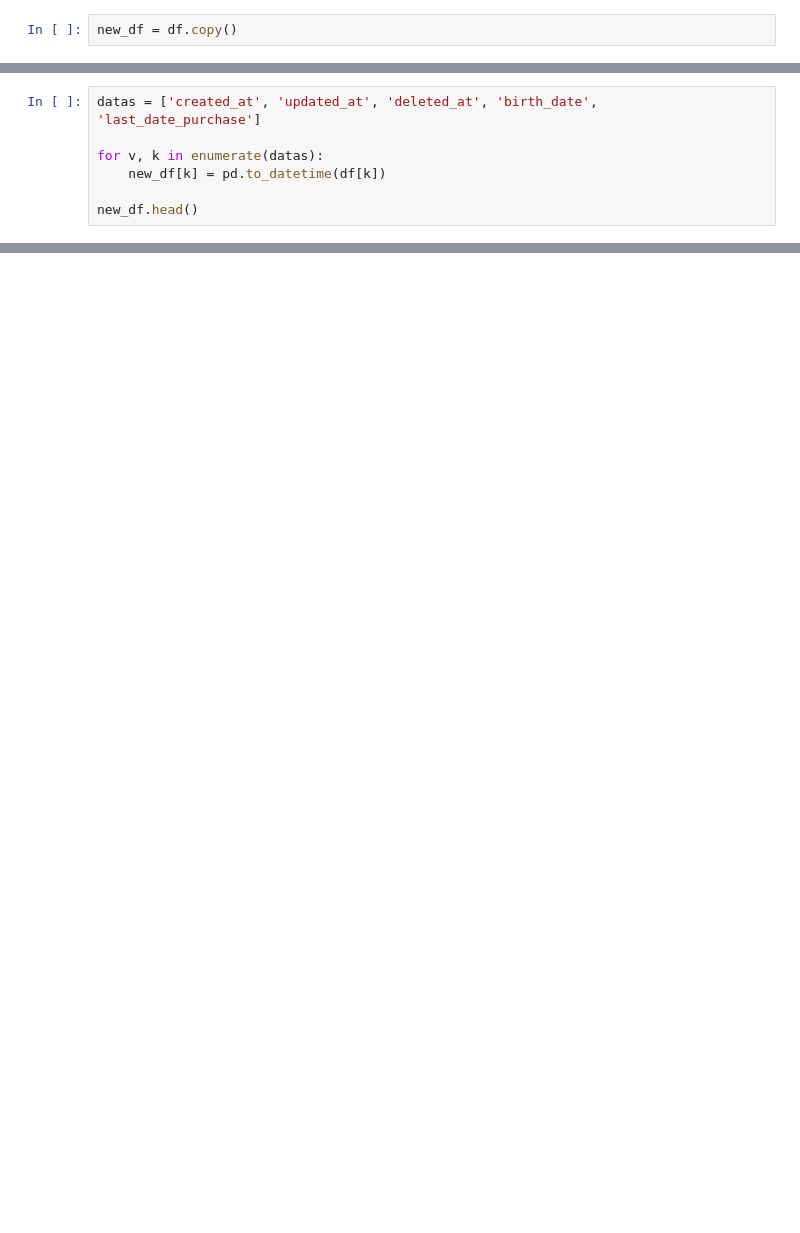
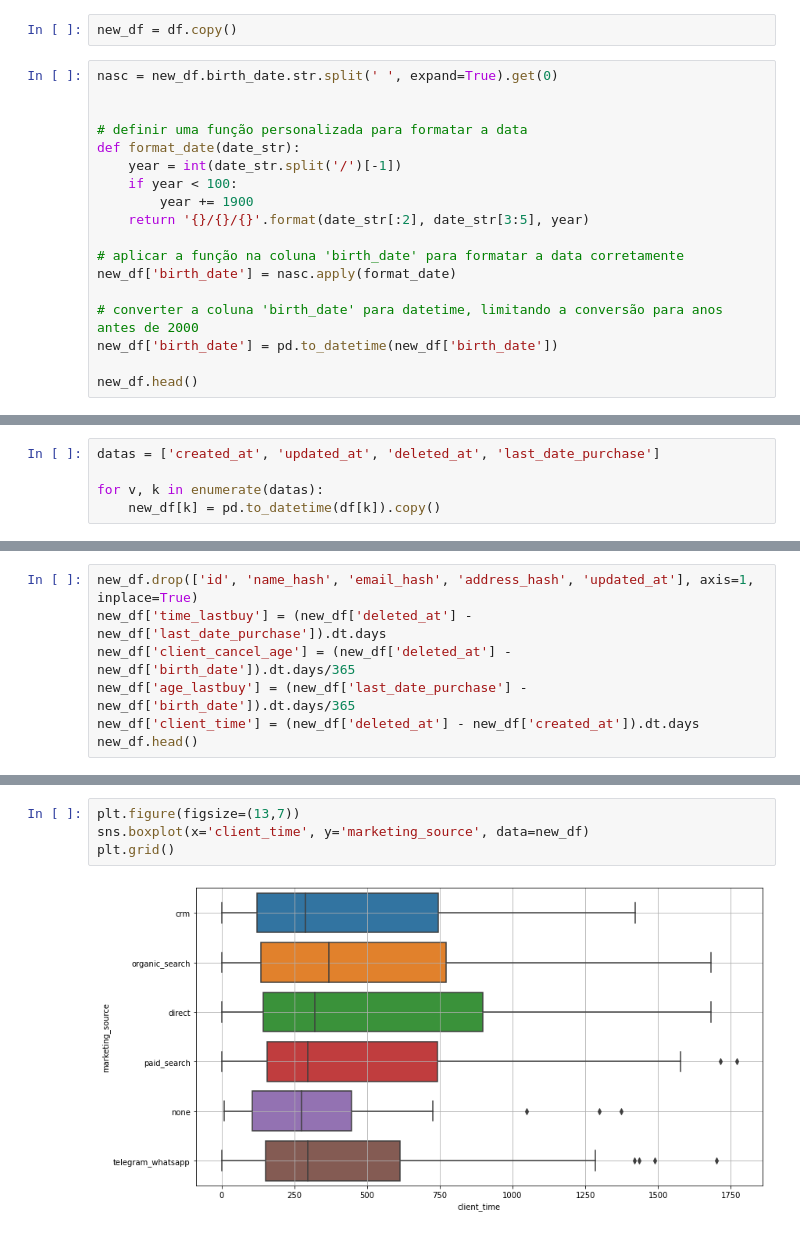
Before and after one commit to gabsalles/churn_analysis, a Jupyter notebook: Case Petlove.ipynb, the cells around one changed output, grey strips where cells are left out. Drawn from its saved outputs; the diff is of its cells as text; blank space fills up the shorter version.

```diff
--- a/Case Petlove.ipynb
+++ b/Case Petlove.ipynb
@@ -46,2 +19,20 @@ df.describe()
 # %%
 new_df = df.copy()
+# %%
+nasc = new_df.birth_date.str.split(' ', expand=True).get(0)
+
+
+# definir uma função personalizada para formatar a data
+def format_date(date_str):
+    year = int(date_str.split('/')[-1])
+    if year < 100:
+        year += 1900
+    return '{}/{}/{}'.format(date_str[:2], date_str[3:5], year)
+
+# aplicar a função na coluna 'birth_date' para formatar a data corretamente
+new_df['birth_date'] = nasc.apply(format_date)
+
+# converter a coluna 'birth_date' para datetime, limitando a conversão para anos antes de 2000
+new_df['birth_date'] = pd.to_datetime(new_df['birth_date'])
+
+new_df.head()
@@ -48,7 +46,5 @@ new_df = df.copy()
 # %%
-datas = ['created_at', 'updated_at', 'deleted_at', 'birth_date', 'last_date_purchase']
+datas = ['created_at', 'updated_at', 'deleted_at', 'last_date_purchase']
 
 for v, k in enumerate(datas):
-    new_df[k] = pd.to_datetime(df[k])
-
-new_df.head()
+    new_df[k] = pd.to_datetime(df[k]).copy()
@@ -61,0 +51,7 @@ new_df.head()
+# %%
+new_df.drop(['id', 'name_hash', 'email_hash', 'address_hash', 'updated_at'], axis=1, inplace=True)
+new_df['time_lastbuy'] = (new_df['deleted_at'] - new_df['last_date_purchase']).dt.days
+new_df['client_cancel_age'] = (new_df['deleted_at'] - new_df['birth_date']).dt.days/365
+new_df['age_lastbuy'] = (new_df['last_date_purchase'] - new_df['birth_date']).dt.days/365
+new_df['client_time'] = (new_df['deleted_at'] - new_df['created_at']).dt.days
+new_df.head()
@@ -61,0 +77,6 @@ new_df.head()
+# %%
+plt.figure(figsize=(13,7))
+sns.boxplot(x='client_time', y='marketing_source', data=new_df)
+plt.grid()
+# %% [output]
+[figure, added]
```
Also changed, not shown: parts of 54 cells of this notebook.
